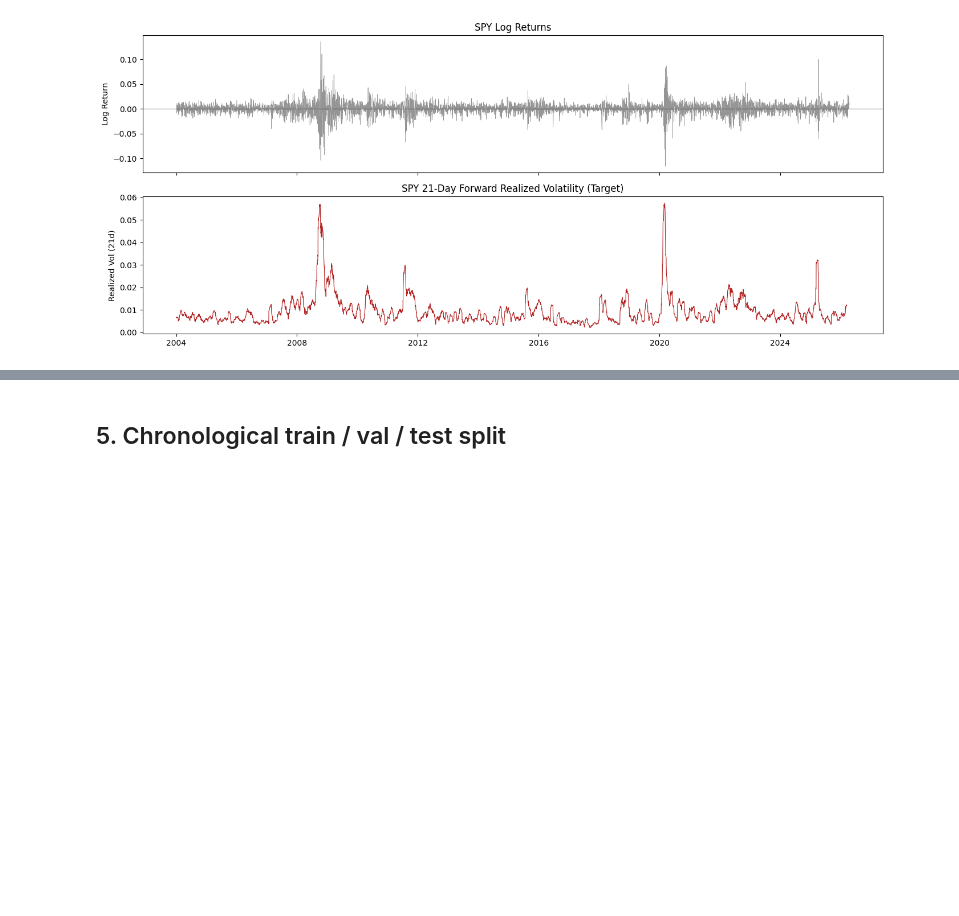
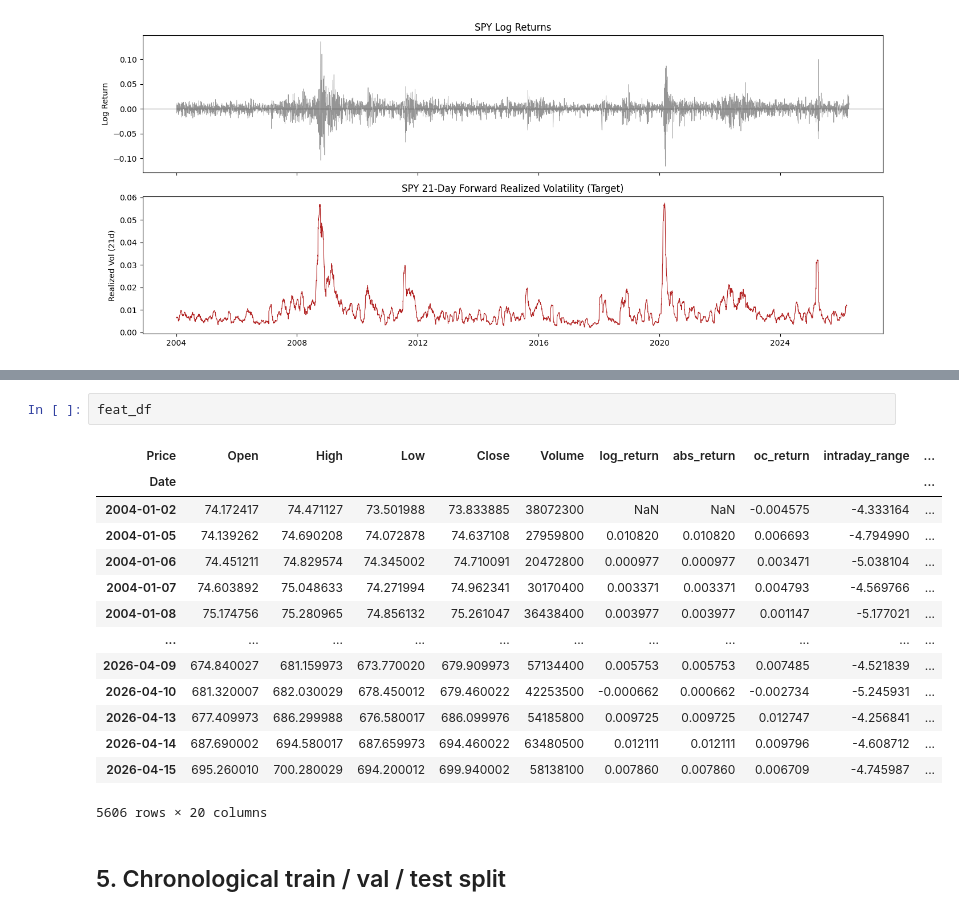
Before and after one commit to maharajhaider/StockVolatilitySight, a Jupyter notebook: notebooks/01_data_collection.ipynb, the cells around one changed output, grey strips where cells are left out. Drawn from its saved outputs; the diff is of its cells as text; blank space fills up the shorter version.

```diff
--- a/notebooks/01_data_collection.ipynb
+++ b/notebooks/01_data_collection.ipynb
@@ -219,6 +219,23 @@ feat_df.describe().T.round(4)
 | rolling_std_21 | 5585.0 | 9.700000e-03 | 6.800000e-03 | 2.200000e-03 | 5.900000e-03 | 8.000000e-03 | 1.130000e-02 | 5.900000e-02 |
 | rolling_abs_mean_21 | 5585.0 | 7.600000e-03 | 5.400000e-03 | 1.700000e-03 | 4.600000e-03 | 6.100000e-03 | 8.800000e-03 | 4.960000e-02 |
 | realized_vol_21d | 5585.0 | 9.500000e-03 | 6.600000e-03 | 2.100000e-03 | 5.700000e-03 | 7.800000e-03 | 1.100000e-02 | 5.760000e-02 |
+# %%
+feat_df
+# %% [output]
+| Price | Open | High | Low | Close | Volume | log_return | abs_return | oc_return | intraday_range | ... |
+| Date |  |  |  |  |  |  |  |  |  | ... |
+| 2004-01-02 | 74.172417 | 74.471127 | 73.501988 | 73.833885 | 38072300 | NaN | NaN | -0.004575 | -4.333164 | ... |
+| 2004-01-05 | 74.139262 | 74.690208 | 74.072878 | 74.637108 | 27959800 | 0.010820 | 0.010820 | 0.006693 | -4.794990 | ... |
+| 2004-01-06 | 74.451211 | 74.829574 | 74.345002 | 74.710091 | 20472800 | 0.000977 | 0.000977 | 0.003471 | -5.038104 | ... |
+| 2004-01-07 | 74.603892 | 75.048633 | 74.271994 | 74.962341 | 30170400 | 0.003371 | 0.003371 | 0.004793 | -4.569766 | ... |
+| 2004-01-08 | 75.174756 | 75.280965 | 74.856132 | 75.261047 | 36438400 | 0.003977 | 0.003977 | 0.001147 | -5.177021 | ... |
+| ... | ... | ... | ... | ... | ... | ... | ... | ... | ... | ... |
+| 2026-04-09 | 674.840027 | 681.159973 | 673.770020 | 679.909973 | 57134400 | 0.005753 | 0.005753 | 0.007485 | -4.521839 | ... |
+| 2026-04-10 | 681.320007 | 682.030029 | 678.450012 | 679.460022 | 42253500 | -0.000662 | 0.000662 | -0.002734 | -5.245931 | ... |
+| 2026-04-13 | 677.409973 | 686.299988 | 676.580017 | 686.099976 | 54185800 | 0.009725 | 0.009725 | 0.012747 | -4.256841 | ... |
+| 2026-04-14 | 687.690002 | 694.580017 | 687.659973 | 694.460022 | 63480500 | 0.012111 | 0.012111 | 0.009796 | -4.608712 | ... |
+| 2026-04-15 | 695.260010 | 700.280029 | 694.200012 | 699.940002 | 58138100 | 0.007860 | 0.007860 | 0.006709 | -4.745987 | ... |
+5606 rows × 20 columns
 # %% [markdown]
 ## 5. Chronological train / val / test split
 # %%
```
Also changed, not shown: parts of 6 cells of this notebook, 1 other file.
